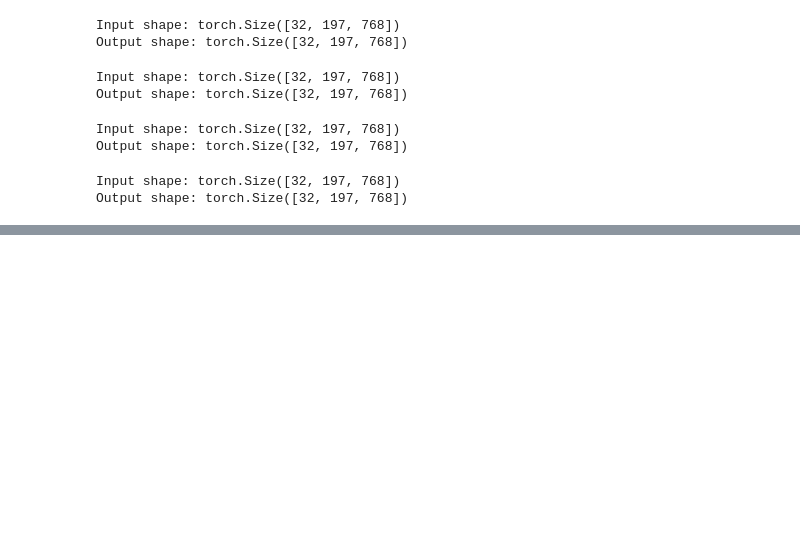
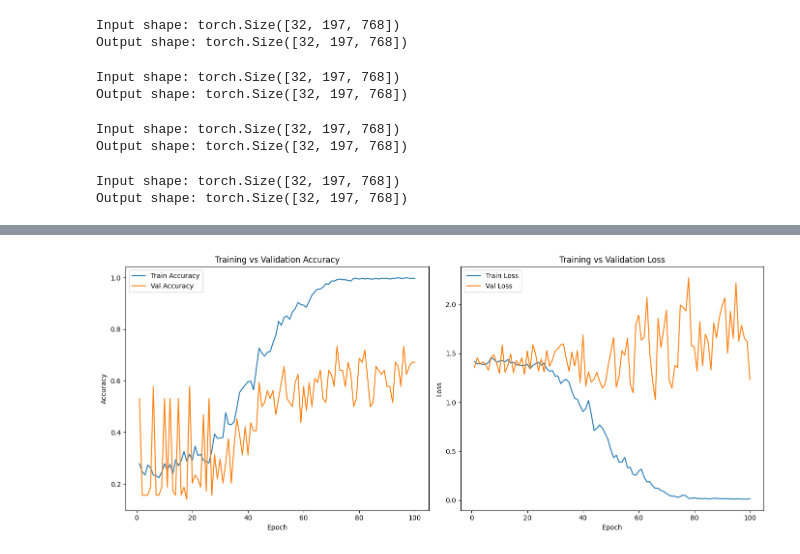
Before and after one commit to manindersingh120996/vision-transformer-from-scratch, a Jupyter notebook: base_exprimentations.ipynb, the cells around one changed output, grey strips where cells are left out. Saved outputs shown, nothing was run; the diff lists cells and outputs as text; code cells hidden in the pictures; blank space fills up the shorter version.

```diff
--- a/base_exprimentations.ipynb
+++ b/base_exprimentations.ipynb
@@ -312,7 +316,8 @@ class PatchCreation(nn.Module):
         self.patch_size = patch_size
         self.output_channels = patch_size*patch_size*input_color_channel
         self.patching_conv = nn.Conv2d(input_color_channel,
-                                       self.output_channels,
+                                    #    self.output_channels,
+                                    embedding_dimensions,
                                        kernel_size=patch_size,
                                        stride=patch_size,
                                        padding=0)
@@ -330,7 +335,7 @@ class PatchCreation(nn.Module):
         return self.patching_conv(x).flatten(2).permute(0,2,1)
 
 
-patch_creation = PatchCreation(3,16,None)
+patch_creation = PatchCreation(3,16,768)
 # print(patch_creation.shape)
 random_image=torch.randn(32,3,224,224)
 rand_img_output = patch_creation(random_image)
@@ -671,8 +680,8 @@ class VisionTransformer(nn.Module):
                  number_of_classes: int
                  ):
         super().__init__()
-        self.input_layer = ViTInputLayer(in_channels,patch_size,image_size)
-        self.encoder_stack = Encoder(number_of_encoder,embeddings,d_ff_scale,heads)
+        self.input_layer = ViTInputLayer(in_channels,patch_size,image_size,embeddings).to(device)
+        self.encoder_stack = Encoder(number_of_encoder,embeddings,d_ff_scale,heads).to(device)
         self.classification_head = nn.Sequential(
             nn.LayerNorm([embeddings]),
             nn.Linear(embeddings,number_of_classes)
@@ -687,9 +696,9 @@ class VisionTransformer(nn.Module):
 
 
 #dummy testing
-vit = VisionTransformer(3,224,16,4,768,4,8,4)
-dummy_input_image = torch.randn((32,3,224,224))
-output = vit(dummy_input_image)
+vit_sample_model = VisionTransformer(3,224,16,4,256,4,8,4).to(device)
+dummy_input_image = torch.randn((32,3,224,224)).to(device)
+output = vit_sample_model(dummy_input_image)
 print(f"Input shape: {dummy_input.shape}")
 print(f"Output shape: {output.shape}")
 print(output[0],output[0].argmax())
@@ -702,0 +949,25 @@ tensor(3)
+# %%
+fig = plt.figure(figsize=(14, 6))
+
+# Subplot 1: Accuracy
+ax1 = fig.add_subplot(1, 2, 1)
+ax1.plot(np.arange(1, EPOCHS+1), train_accuracies, label='Train Accuracy')
+ax1.plot(np.arange(1, EPOCHS+1), val_accuracies, label='Val Accuracy')
+ax1.set_title("Training vs Validation Accuracy")
+ax1.set_xlabel("Epoch")
+ax1.set_ylabel("Accuracy")
+ax1.legend()
+
+# Subplot 2: Loss
+ax2 = fig.add_subplot(1, 2, 2)
+ax2.plot(np.arange(1, EPOCHS+1), train_losses, label='Train Loss')
+ax2.plot(np.arange(1, EPOCHS+1), val_losses, label='Val Loss')
+ax2.set_title("Training vs Validation Loss")
+ax2.set_xlabel("Epoch")
+ax2.set_ylabel("Loss")
+ax2.legend()
+
+plt.tight_layout()
+plt.show()
+# %% [output]
+[figure, added]
```
Also changed, not shown: parts of 17 cells of this notebook.
